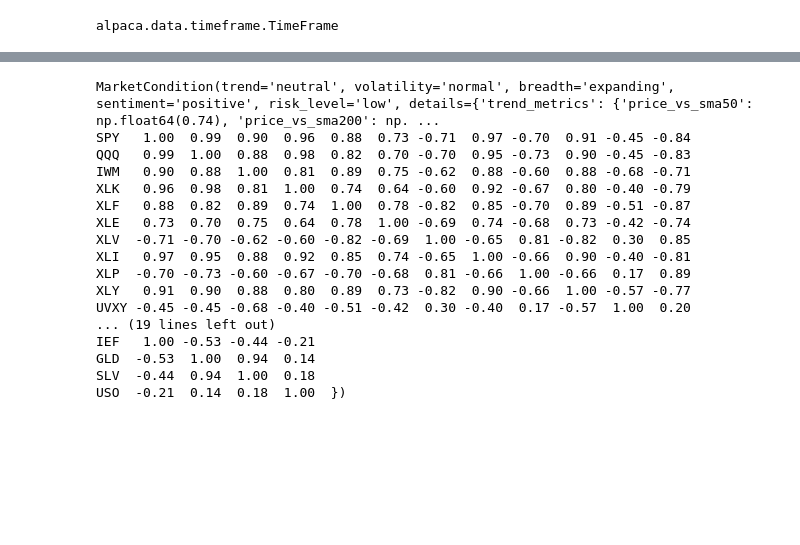
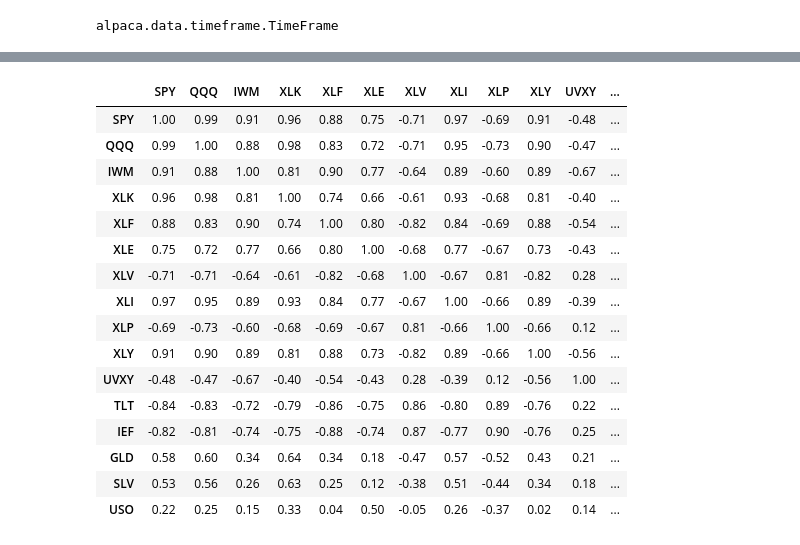
Before and after one commit to Fred-Macdo/true-bautist, a Jupyter notebook: market_scanner.ipynb, the cells around one changed output, grey strips where cells are left out. Cells and saved outputs as stored; diff of their text form; code cells hidden in the pictures; blank space fills up the shorter version.

```diff
--- a/market_scanner.ipynb
+++ b/market_scanner.ipynb
@@ -49,0 +90,6 @@ market_scanner = MarketScanner(api_key=yaml_config['api_key_paper'],
+# %%
+for symbol, metrics in breakouts.items():
+    print(f"\nBreakout candidate: {symbol}")
+    print(f"Volume: {metrics['volume_ratio']:.1f}x average")
+    print(f"Price change: {metrics['price_change']:.1%}")
+    print(f"Breakout direction: {metrics['breakout_direction']}")
@@ -49,0 +116,2 @@ market_scanner = MarketScanner(api_key=yaml_config['api_key_paper'],
+# %%
+market_scanner.set_watchlist_to_iwm()
@@ -49,0 +136,2 @@ market_scanner = MarketScanner(api_key=yaml_config['api_key_paper'],
+# %%
+breakouts, data = market_scanner.scan_for_volume_breakouts(volume_threshold=1.5, price_change_threshold=1.5)
@@ -50,3 +180,9 @@ market_scanner = MarketScanner(api_key=yaml_config['api_key_paper'],
+# %%
+for symbol, metrics in breakouts.items():
+    print(f"\nBreakout candidate: {symbol}")
+    print(f"Volume: {metrics['volume_ratio']:.1f}x average")
+    print(f"Price change: {metrics['price_change']:.1%}")
+    print(f"Breakout direction: {metrics['breakout_direction']}")
 # %%
 # For Jupyter notebooks, use this method
 async def analyze_market():
@@ -89,20 +225,20 @@ USO  -0.21  0.14  0.18  1.00
 # %%
-market_condition
+market_condition.details['correlation_matrix']
 # %% [output]
-MarketCondition(trend='neutral', volatility='normal', breadth='expanding', sentiment='positive', risk_level='low', details={'trend_metrics': {'price_vs_sma50': np.float64(0.74), 'price_vs_sma200': np. ...
-SPY   1.00  0.99  0.90  0.96  0.88  0.73 -0.71  0.97 -0.70  0.91 -0.45 -0.84
-QQQ   0.99  1.00  0.88  0.98  0.82  0.70 -0.70  0.95 -0.73  0.90 -0.45 -0.83
-IWM   0.90  0.88  1.00  0.81  0.89  0.75 -0.62  0.88 -0.60  0.88 -0.68 -0.71
-XLK   0.96  0.98  0.81  1.00  0.74  0.64 -0.60  0.92 -0.67  0.80 -0.40 -0.79
-XLF   0.88  0.82  0.89  0.74  1.00  0.78 -0.82  0.85 -0.70  0.89 -0.51 -0.87
-XLE   0.73  0.70  0.75  0.64  0.78  1.00 -0.69  0.74 -0.68  0.73 -0.42 -0.74
-XLV  -0.71 -0.70 -0.62 -0.60 -0.82 -0.69  1.00 -0.65  0.81 -0.82  0.30  0.85
-XLI   0.97  0.95  0.88  0.92  0.85  0.74 -0.65  1.00 -0.66  0.90 -0.40 -0.81
-XLP  -0.70 -0.73 -0.60 -0.67 -0.70 -0.68  0.81 -0.66  1.00 -0.66  0.17  0.89
-XLY   0.91  0.90  0.88  0.80  0.89  0.73 -0.82  0.90 -0.66  1.00 -0.57 -0.77
-UVXY -0.45 -0.45 -0.68 -0.40 -0.51 -0.42  0.30 -0.40  0.17 -0.57  1.00  0.20
-... (19 lines left out)
-IEF   1.00 -0.53 -0.44 -0.21
-GLD  -0.53  1.00  0.94  0.14
-SLV  -0.44  0.94  1.00  0.18
-USO  -0.21  0.14  0.18  1.00  })
+|  | SPY | QQQ | IWM | XLK | XLF | XLE | XLV | XLI | XLP | XLY | UVXY | ... |
+| SPY | 1.00 | 0.99 | 0.91 | 0.96 | 0.88 | 0.75 | -0.71 | 0.97 | -0.69 | 0.91 | -0.48 | ... |
+| QQQ | 0.99 | 1.00 | 0.88 | 0.98 | 0.83 | 0.72 | -0.71 | 0.95 | -0.73 | 0.90 | -0.47 | ... |
+| IWM | 0.91 | 0.88 | 1.00 | 0.81 | 0.90 | 0.77 | -0.64 | 0.89 | -0.60 | 0.89 | -0.67 | ... |
+| XLK | 0.96 | 0.98 | 0.81 | 1.00 | 0.74 | 0.66 | -0.61 | 0.93 | -0.68 | 0.81 | -0.40 | ... |
+| XLF | 0.88 | 0.83 | 0.90 | 0.74 | 1.00 | 0.80 | -0.82 | 0.84 | -0.69 | 0.88 | -0.54 | ... |
+| XLE | 0.75 | 0.72 | 0.77 | 0.66 | 0.80 | 1.00 | -0.68 | 0.77 | -0.67 | 0.73 | -0.43 | ... |
+| XLV | -0.71 | -0.71 | -0.64 | -0.61 | -0.82 | -0.68 | 1.00 | -0.67 | 0.81 | -0.82 | 0.28 | ... |
+| XLI | 0.97 | 0.95 | 0.89 | 0.93 | 0.84 | 0.77 | -0.67 | 1.00 | -0.66 | 0.89 | -0.39 | ... |
+| XLP | -0.69 | -0.73 | -0.60 | -0.68 | -0.69 | -0.67 | 0.81 | -0.66 | 1.00 | -0.66 | 0.12 | ... |
+| XLY | 0.91 | 0.90 | 0.89 | 0.81 | 0.88 | 0.73 | -0.82 | 0.89 | -0.66 | 1.00 | -0.56 | ... |
+| UVXY | -0.48 | -0.47 | -0.67 | -0.40 | -0.54 | -0.43 | 0.28 | -0.39 | 0.12 | -0.56 | 1.00 | ... |
+| TLT | -0.84 | -0.83 | -0.72 | -0.79 | -0.86 | -0.75 | 0.86 | -0.80 | 0.89 | -0.76 | 0.22 | ... |
+| IEF | -0.82 | -0.81 | -0.74 | -0.75 | -0.88 | -0.74 | 0.87 | -0.77 | 0.90 | -0.76 | 0.25 | ... |
+| GLD | 0.58 | 0.60 | 0.34 | 0.64 | 0.34 | 0.18 | -0.47 | 0.57 | -0.52 | 0.43 | 0.21 | ... |
+| SLV | 0.53 | 0.56 | 0.26 | 0.63 | 0.25 | 0.12 | -0.38 | 0.51 | -0.44 | 0.34 | 0.18 | ... |
+| USO | 0.22 | 0.25 | 0.15 | 0.33 | 0.04 | 0.50 | -0.05 | 0.26 | -0.37 | 0.02 | 0.14 | ... |
```
Also changed, not shown: parts of 11 cells of this notebook, 7 other files.
